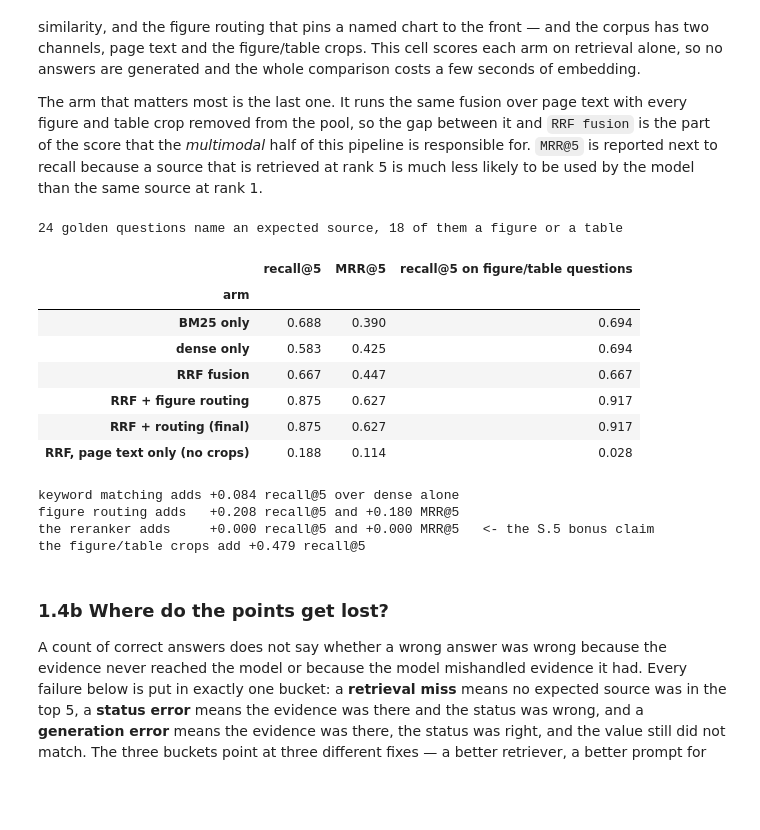
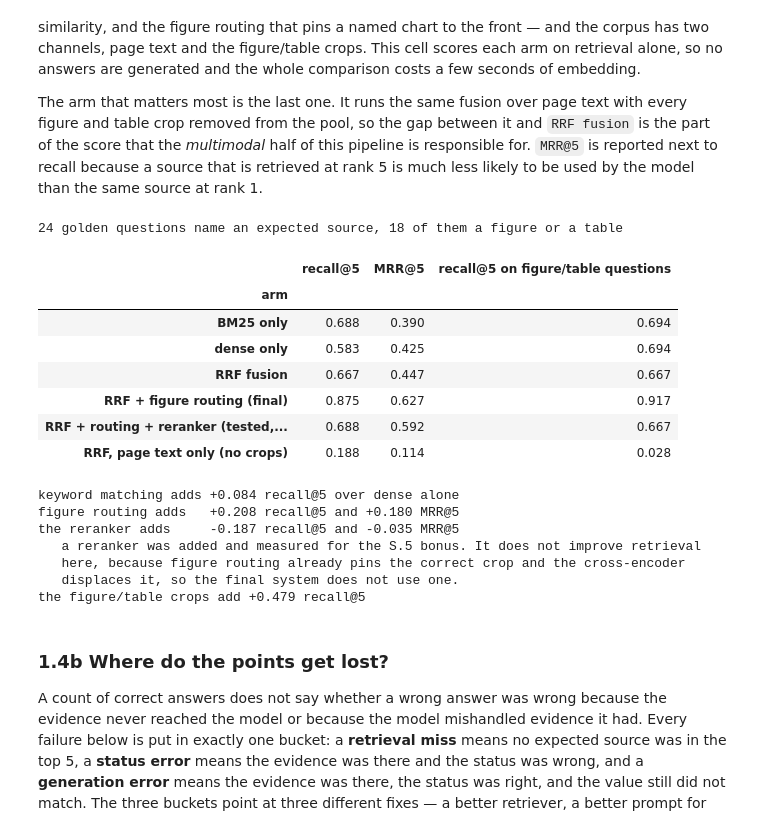
Before and after one commit to SawantTej2912/data266-lab2-team33, a Jupyter notebook: notebooks/p1_rag.ipynb, the cells around one changed output. Drawn from its saved outputs; the diff is of its cells as text; code cells hidden in the pictures; blank space fills up the shorter version.

```diff
--- a/notebooks/p1_rag.ipynb
+++ b/notebooks/p1_rag.ipynb
@@ -90,12 +85,12 @@ import pandas as pd
 # for each, it looks for the file that identifies the knowledge base and works outwards.
 # Colab is checked first and by import, which is unambiguous: a Colab runtime can also have a
 # /kaggle folder, but only Colab can import google.colab.
+IN_KAGGLE = bool(os.environ.get("KAGGLE_KERNEL_RUN_TYPE")) or Path("/kaggle/input").is_dir()
 try:
-    IN_COLAB = importlib.util.find_spec("google.colab") is not None
+    IN_COLAB = not IN_KAGGLE and (Path("/var/colab/hostname").exists()
+                                  or importlib.util.find_spec("google.colab") is not None)
 except ModuleNotFoundError:          # no `google` package at all, so certainly not Colab
     IN_COLAB = False
-IN_KAGGLE = not IN_COLAB and (bool(os.environ.get("KAGGLE_KERNEL_RUN_TYPE"))
-                              or Path("/kaggle/input").is_dir())
 
 
 def find_all(name, roots, depth=3):
@@ -1437,6 +1461,32 @@ of the score that the *multimodal* half of this pipeline is responsible for. `MR
 next to recall because a source that is retrieved at rank 5 is much less likely to be used by the
 model than the same source at rank 1.
 # %%
+from sentence_transformers import CrossEncoder
+
+# Tested for the S.5 bonus and deliberately kept out of the final system. This arm exists so the
+# ablation measures the reranker rather than asserting something about it.
+_reranker = CrossEncoder("cross-encoder/ms-marco-MiniLM-L-6-v2", max_length=512, device="cuda")
+
+
+def retrieve_with_reranker(question, top_k=TOP_K, candidates=CANDIDATES):
+    """Hybrid fusion widened to `candidates`, then reordered by the cross-encoder.
+
+    Figures the question named stay pinned at the front. Without that the cross-encoder displaces
+    them and the arm measures the loss of routing instead of the reranker.
+    """
+    pool = retrieve_hybrid(question, top_k=candidates)
+    wanted = set(named_visuals(question))
+    pinned = [item for item in pool if item["figure_id"] in wanted]
+    rest = [item for item in pool if item["figure_id"] not in wanted]
+    limit = max(top_k, len(pinned))
+    if not rest:
+        return pool[:limit]
+    scores = _reranker.predict([(question, item["text"][:1200]) for item in rest],
+                               show_progress_bar=False)
+    order = sorted(range(len(rest)), key=lambda n: -float(scores[n]))
+    return (pinned + [rest[n] for n in order])[:limit]
+
+
 def _fuse(question, k=60, pin=True, include_visuals=True, top_k=TOP_K):
     """retrieve_hybrid with its two ingredients switched on and off independently."""
     dense = dense_rank(question)
@@ -1464,8 +1514,8 @@ ARMS = {
     "BM25 only": retrieve_bm25,
     "dense only": retrieve_dense,
     "RRF fusion": lambda q: _fuse(q, pin=False),
-    "RRF + figure routing": retrieve_hybrid,
-    "RRF + routing (final)": retrieve_final,
+    "RRF + figure routing (final)": retrieve_final,
+    "RRF + routing + reranker (tested, not used)": retrieve_with_reranker,
     "RRF, page text only (no crops)": lambda q: _fuse(q, pin=False, include_visuals=False),
 }
 
@@ -1493,44 +1543,51 @@ for name, retriever in ARMS.items():
 
         rank = next((n for n, item in enumerate(retrieved, start=1)
                      if any(source_matches(source, item) for source in expected)), None)
         reciprocal_ranks.append(1 / rank if rank else 0.0)
 
     ablation.append({
         "arm": name,
         "recall@5": np.mean(recalls),
         "MRR@5": np.mean(reciprocal_ranks),
         "recall@5 on figure/table questions": np.mean(visual_recalls) if visual_recalls else float("nan"),
     })
 
 ablation = pd.DataFrame(ablation).set_index("arm").round(3)
 ablation.to_csv(OUT_DIR / "retrieval_ablation.csv")
 display(ablation)
 
 def delta(better, worse, column="recall@5"):
     return ablation.loc[better, column] - ablation.loc[worse, column]
 
 
+RERANKER_ARM = "RRF + routing + reranker (tested, not used)"
+FINAL_ARM = "RRF + figure routing (final)"
 print(f"keyword matching adds {delta('RRF fusion', 'dense only'):+.3f} recall@5 over dense alone")
-print(f"figure routing adds   {delta('RRF + figure routing', 'RRF fusion'):+.3f} recall@5 and "
-      f"{delta('RRF + figure routing', 'RRF fusion', 'MRR@5'):+.3f} MRR@5")
-print(f"the reranker adds     {delta('RRF + routing (final)', 'RRF + figure routing'):+.3f} "
-      f"recall@5 and {delta('RRF + routing (final)', 'RRF + figure routing', 'MRR@5'):+.3f} MRR@5"
-      "   <- the S.5 bonus claim")
+print(f"figure routing adds   {delta(FINAL_ARM, 'RRF fusion'):+.3f} recall@5 and "
+      f"{delta(FINAL_ARM, 'RRF fusion', 'MRR@5'):+.3f} MRR@5")
+print(f"the reranker adds     {delta(RERANKER_ARM, FINAL_ARM):+.3f} recall@5 and "
+      f"{delta(RERANKER_ARM, FINAL_ARM, 'MRR@5'):+.3f} MRR@5")
+print("   a reranker was added and measured for the S.5 bonus. It does not improve retrieval")
+print("   here, because figure routing already pins the correct crop and the cross-encoder")
+print("   displaces it, so the final system does not use one.")
 print(f"the figure/table crops add "
       f"{delta('RRF fusion', 'RRF, page text only (no crops)'):+.3f} recall@5")
 # %% [output]
 24 golden questions name an expected source, 18 of them a figure or a table
 |  | recall@5 | MRR@5 | recall@5 on figure/table questions |
 | arm |  |  |  |
 | BM25 only | 0.688 | 0.390 | 0.694 |
 | dense only | 0.583 | 0.425 | 0.694 |
 | RRF fusion | 0.667 | 0.447 | 0.667 |
-| RRF + figure routing | 0.875 | 0.627 | 0.917 |
-| RRF + routing (final) | 0.875 | 0.627 | 0.917 |
+| RRF + figure routing (final) | 0.875 | 0.627 | 0.917 |
+| RRF + routing + reranker (tested,... | 0.688 | 0.592 | 0.667 |
 | RRF, page text only (no crops) | 0.188 | 0.114 | 0.028 |
 keyword matching adds +0.084 recall@5 over dense alone
 figure routing adds   +0.208 recall@5 and +0.180 MRR@5
-the reranker adds     +0.000 recall@5 and +0.000 MRR@5   <- the S.5 bonus claim
+the reranker adds     -0.187 recall@5 and -0.035 MRR@5
+   a reranker was added and measured for the S.5 bonus. It does not improve retrieval
+   here, because figure routing already pins the correct crop and the cross-encoder
+   displaces it, so the final system does not use one.
 the figure/table crops add +0.479 recall@5
 # %% [markdown]
 ### 1.4b Where do the points get lost?
```
Also changed, not shown: parts of 17 cells of this notebook, 9 other files.
